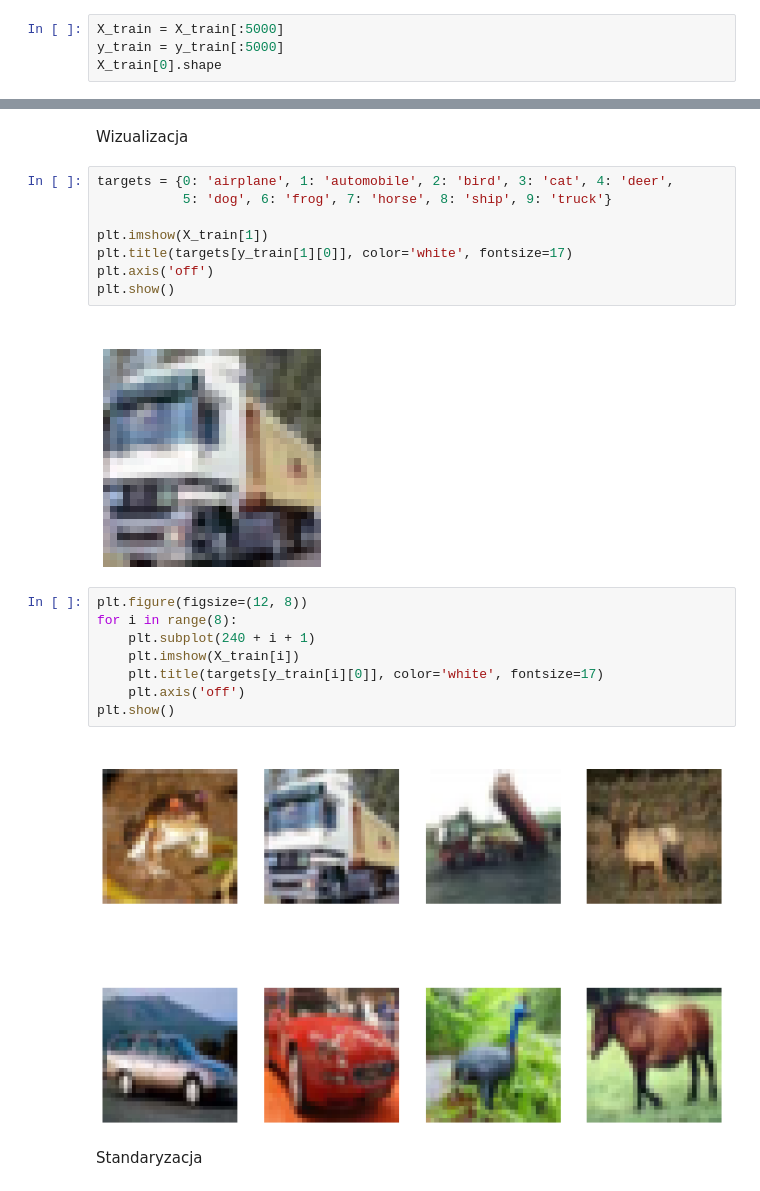
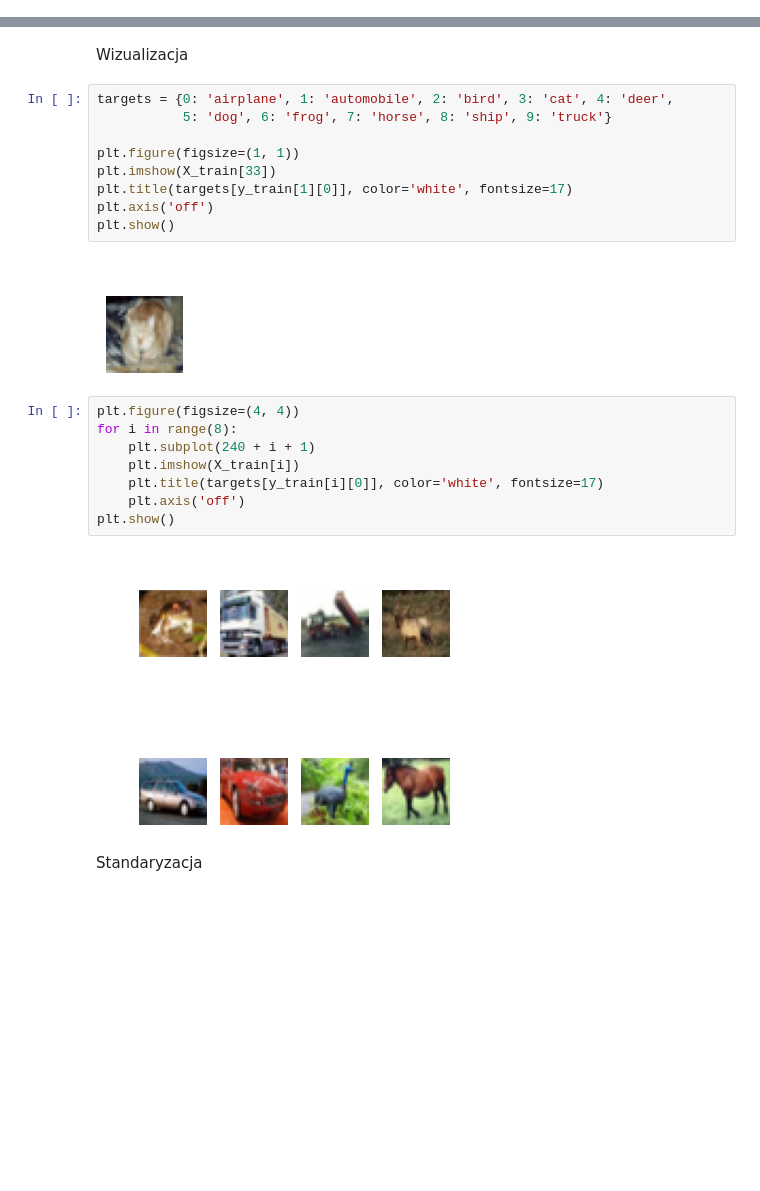
Before and after one commit to Marcin19721205/WSBNeuronowe, a Jupyter notebook: PROJEKT_SIECI_NEURONOWE.ipynb, the cells around one changed output, grey strips where cells are left out. Drawn from its saved outputs; the diff is of its cells as text; blank space fills up the shorter version.

```diff
--- a/PROJEKT_SIECI_NEURONOWE.ipynb
+++ b/PROJEKT_SIECI_NEURONOWE.ipynb
@@ -458,4 +41,0 @@ Obcięcie do pierwszych 5000 obrazów
-# %%
-X_train = X_train[:5000]
-y_train = y_train[:5000]
-X_train[0].shape
@@ -474,15 +52,16 @@ Wizualizacja
 # %%
 targets = {0: 'airplane', 1: 'automobile', 2: 'bird', 3: 'cat', 4: 'deer',
            5: 'dog', 6: 'frog', 7: 'horse', 8: 'ship', 9: 'truck'}
 
-plt.imshow(X_train[1])
+plt.figure(figsize=(1, 1))
+plt.imshow(X_train[33])
 plt.title(targets[y_train[1][0]], color='white', fontsize=17)
 plt.axis('off')
 plt.show()
 # %% [output]
-[figure, old version]
+[figure, new version]
 # %%
-plt.figure(figsize=(12, 8))
+plt.figure(figsize=(4, 4))
 for i in range(8):
     plt.subplot(240 + i + 1)
     plt.imshow(X_train[i])
@@ -490,7 +69,7 @@ for i in range(8):
     plt.axis('off')
 plt.show()
 # %% [output]
-[figure, old version]
+[figure, new version]
 # %% [markdown]
 Standaryzacja
 # %%
```
Also changed, not shown: parts of 62 cells of this notebook.
